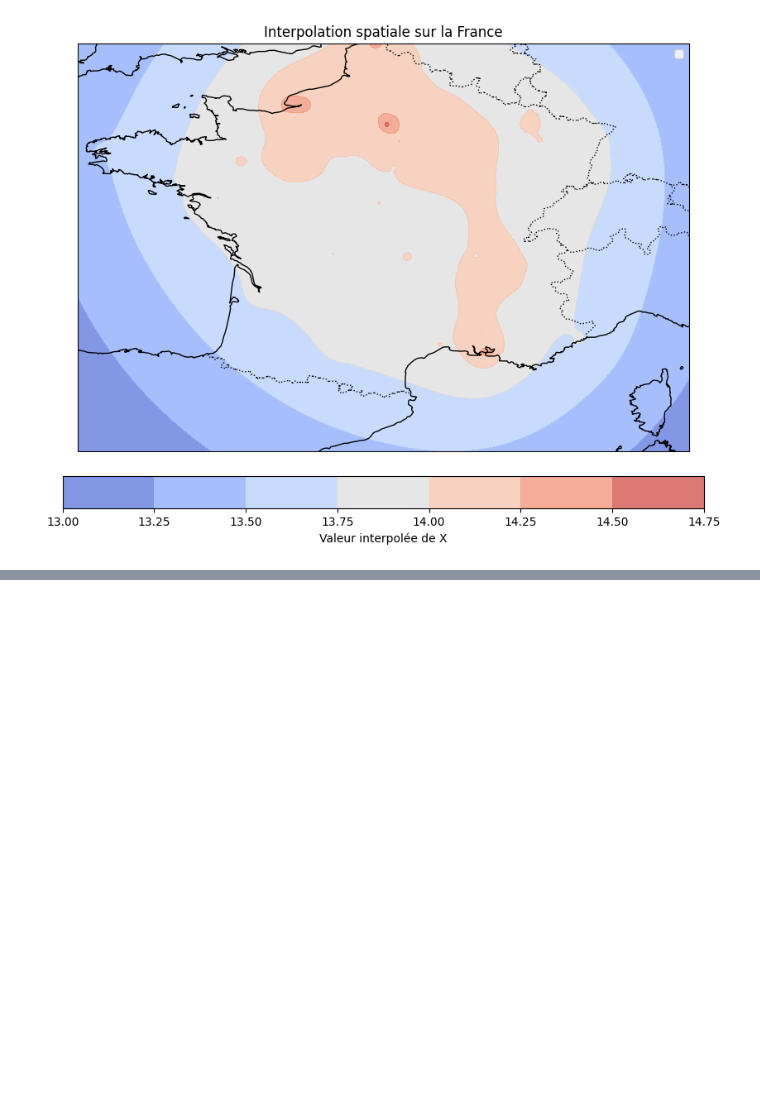
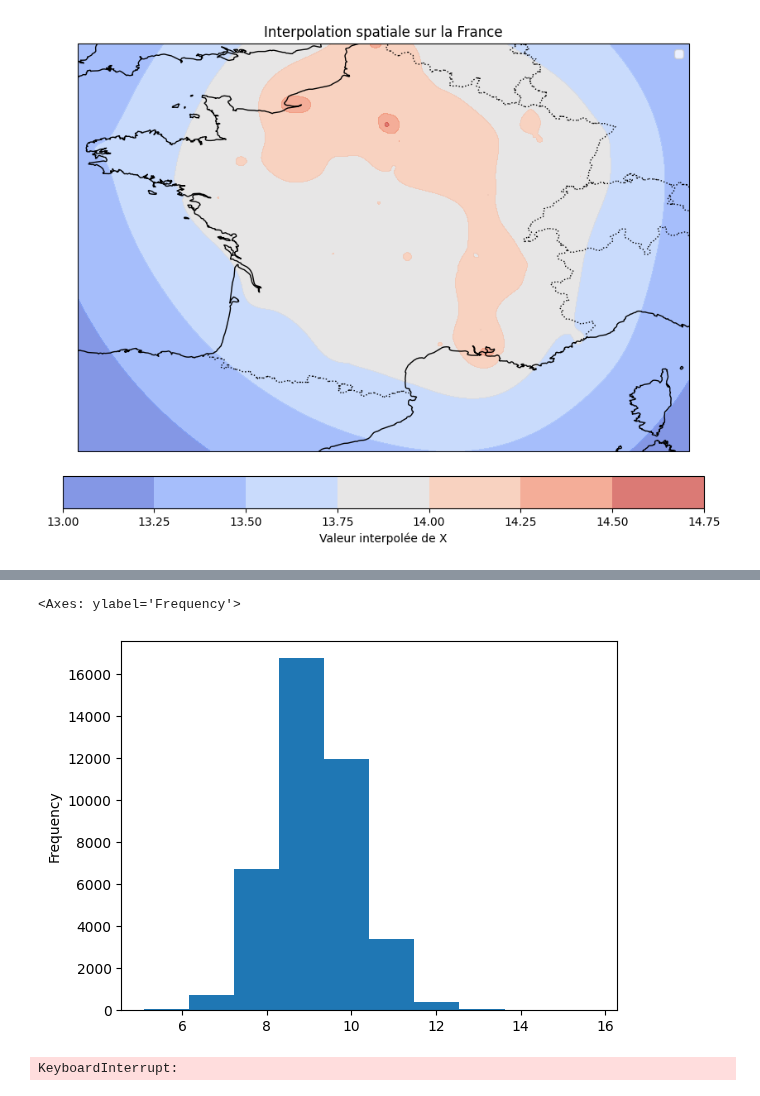
Before and after one commit to Antoine-Merienne/Projet-data-science-Mornand-Merienne, a Jupyter notebook: donnee_diverses.ipynb, the cells around one changed output, grey strips where cells are left out. Drawn from its saved outputs; the diff is of its cells as text; code cells hidden in the pictures; blank space fills up the shorter version.

```diff
--- a/donnee_diverses.ipynb
+++ b/donnee_diverses.ipynb
@@ -494,0 +437,2 @@ OPERATOR_NAME = None
+# %%
+inventaire_ges.rename(columns={'Commune':'nom_m'}, inplace=True)
@@ -494,0 +454,32 @@ OPERATOR_NAME = None
+# %%
+
+df_ges_insee = gpd.GeoDataFrame(pd.merge(df_ges_insee,inventaire_ges,how = 'left',on = 'nom_m'),geometry='geometry').set_crs("EPSG:3857")
+# %%
+df_ges_insee['log_total'].loc[(df_ges_insee['population']<5000)].plot(kind = 'hist')
+# %% [output]
+<Axes: ylabel='Frequency'>
+[figure, added]
+# %%
+from pynsee.geodata import get_geodata_list, get_geodata, GeoFrDataFrame
+
+import math
+import geopandas as gpd
+import pandas as pd
+from pandas.api.types import CategoricalDtype
+import matplotlib.cm as cm
+import matplotlib.pyplot as plt
+import descartes
+
+import warnings
+from shapely.errors import ShapelyDeprecationWarning
+warnings.filterwarnings("ignore", category=ShapelyDeprecationWarning)
+
+
+df_ges_insee = df_ges_insee.to_crs(epsg=3035)
+df_ges_insee["area"] = df_ges_insee['geometry'].area / 10**6
+df_ges_insee = df_ges_insee.to_crs(epsg=3857)
+
+df_ges_insee['REF_AREA'] = 'D' + df_ges_insee['insee_dep']
+df_ges_insee['density'] = df_ges_insee['population'] / df_ges_insee['area']
+# %% [output]
+KeyboardInterrupt:
```
Also changed, not shown: parts of 11 cells of this notebook, 1 other file.
